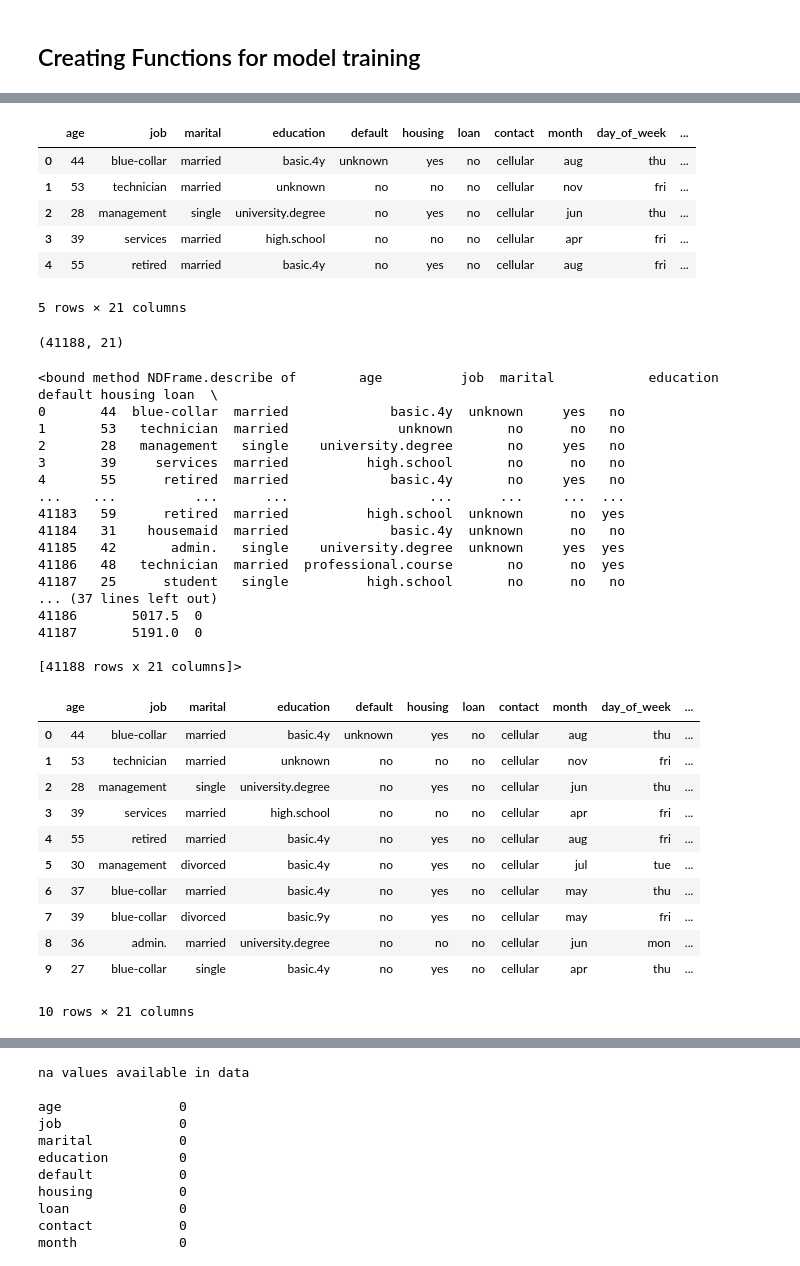
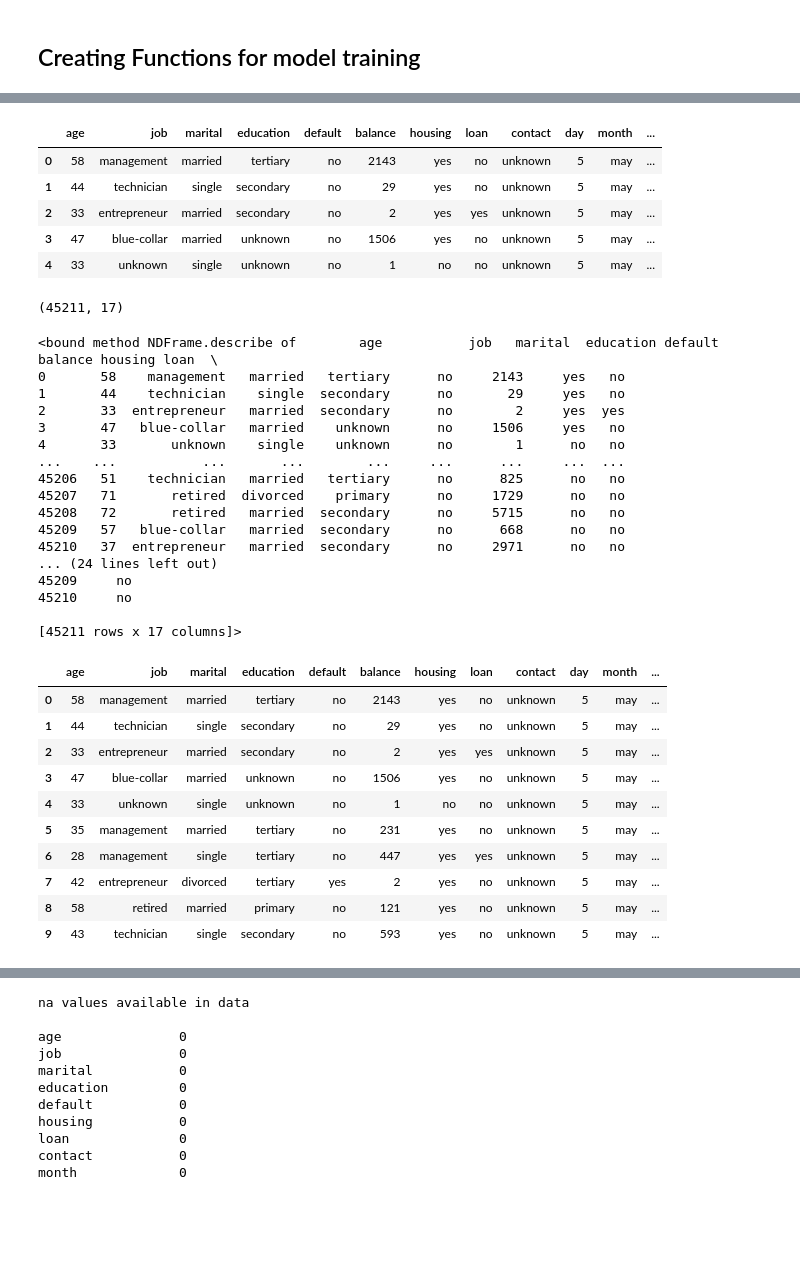
Before and after one commit to adilshaikh165/ML-OPS, a Jupyter notebook: MLOPS-INTERNSHIP-ASSESSMENT-TASK.ipynb, the cells around one changed output, grey strips where cells are left out. Cells and saved outputs as stored; diff of their text form; code cells hidden in the pictures; blank space fills up the shorter version.

```diff
--- a/MLOPS-INTERNSHIP-ASSESSMENT-TASK.ipynb
+++ b/MLOPS-INTERNSHIP-ASSESSMENT-TASK.ipynb
@@ -76,55 +93,53 @@ def load_data(path):
     data = pd.read_csv(path)
     return data
 # %%
-data = load_data('https://raw.githubusercontent.com/TripathiAshutosh/dataset/main/banking.csv')
+data = load_data('https://raw.githubusercontent.com/TripathiAshutosh/mlflow/main/banking.csv')
 data.head()
 # %% [output]
-|  | age | job | marital | education | default | housing | loan | contact | month | day_of_week | ... |
-| 0 | 44 | blue-collar | married | basic.4y | unknown | yes | no | cellular | aug | thu | ... |
-| 1 | 53 | technician | married | unknown | no | no | no | cellular | nov | fri | ... |
-| 2 | 28 | management | single | university.degree | no | yes | no | cellular | jun | thu | ... |
-| 3 | 39 | services | married | high.school | no | no | no | cellular | apr | fri | ... |
-| 4 | 55 | retired | married | basic.4y | no | yes | no | cellular | aug | fri | ... |
+|  | age | job | marital | education | default | balance | housing | loan | contact | day | month | ... |
+| 0 | 58 | management | married | tertiary | no | 2143 | yes | no | unknown | 5 | may | ... |
+| 1 | 44 | technician | single | secondary | no | 29 | yes | no | unknown | 5 | may | ... |
+| 2 | 33 | entrepreneur | married | secondary | no | 2 | yes | yes | unknown | 5 | may | ... |
+| 3 | 47 | blue-collar | married | unknown | no | 1506 | yes | no | unknown | 5 | may | ... |
+| 4 | 33 | unknown | single | unknown | no | 1 | no | no | unknown | 5 | may | ... |
-5 rows × 21 columns
 # %%
 data.shape
 # %% [output]
-(41188, 21)
+(45211, 17)
 # %%
 data.describe
 # %% [output]
-<bound method NDFrame.describe of        age          job  marital            education  default housing loan  \
-0       44  blue-collar  married             basic.4y  unknown     yes   no
-1       53   technician  married              unknown       no      no   no
-2       28   management   single    university.degree       no     yes   no
-3       39     services  married          high.school       no      no   no
-4       55      retired  married             basic.4y       no     yes   no
-...    ...          ...      ...                  ...      ...     ...  ...
-41183   59      retired  married          high.school  unknown      no  yes
-41184   31    housemaid  married             basic.4y  unknown      no   no
-41185   42       admin.   single    university.degree  unknown     yes  yes
-41186   48   technician  married  professional.course       no      no  yes
-41187   25      student   single          high.school       no      no   no
-... (37 lines left out)
-41186       5017.5  0
-41187       5191.0  0
+<bound method NDFrame.describe of        age           job   marital  education default  balance housing loan  \
+0       58    management   married   tertiary      no     2143     yes   no
+1       44    technician    single  secondary      no       29     yes   no
+2       33  entrepreneur   married  secondary      no        2     yes  yes
+3       47   blue-collar   married    unknown      no     1506     yes   no
+4       33       unknown    single    unknown      no        1      no   no
+...    ...           ...       ...        ...     ...      ...     ...  ...
+45206   51    technician   married   tertiary      no      825      no   no
+45207   71       retired  divorced    primary      no     1729      no   no
+45208   72       retired   married  secondary      no     5715      no   no
+45209   57   blue-collar   married  secondary      no      668      no   no
+45210   37  entrepreneur   married  secondary      no     2971      no   no
+... (24 lines left out)
+45209     no
+45210     no
 
-[41188 rows x 21 columns]>
+[45211 rows x 17 columns]>
 # %%
 data.head(10)
 # %% [output]
-|  | age | job | marital | education | default | housing | loan | contact | month | day_of_week | ... |
-| 0 | 44 | blue-collar | married | basic.4y | unknown | yes | no | cellular | aug | thu | ... |
-| 1 | 53 | technician | married | unknown | no | no | no | cellular | nov | fri | ... |
-| 2 | 28 | management | single | university.degree | no | yes | no | cellular | jun | thu | ... |
-| 3 | 39 | services | married | high.school | no | no | no | cellular | apr | fri | ... |
-| 4 | 55 | retired | married | basic.4y | no | yes | no | cellular | aug | fri | ... |
-| 5 | 30 | management | divorced | basic.4y | no | yes | no | cellular | jul | tue | ... |
-| 6 | 37 | blue-collar | married | basic.4y | no | yes | no | cellular | may | thu | ... |
-| 7 | 39 | blue-collar | divorced | basic.9y | no | yes | no | cellular | may | fri | ... |
-| 8 | 36 | admin. | married | university.degree | no | no | no | cellular | jun | mon | ... |
-| 9 | 27 | blue-collar | single | basic.4y | no | yes | no | cellular | apr | thu | ... |
+|  | age | job | marital | education | default | balance | housing | loan | contact | day | month | ... |
+| 0 | 58 | management | married | tertiary | no | 2143 | yes | no | unknown | 5 | may | ... |
+| 1 | 44 | technician | single | secondary | no | 29 | yes | no | unknown | 5 | may | ... |
+| 2 | 33 | entrepreneur | married | secondary | no | 2 | yes | yes | unknown | 5 | may | ... |
+| 3 | 47 | blue-collar | married | unknown | no | 1506 | yes | no | unknown | 5 | may | ... |
+| 4 | 33 | unknown | single | unknown | no | 1 | no | no | unknown | 5 | may | ... |
+| 5 | 35 | management | married | tertiary | no | 231 | yes | no | unknown | 5 | may | ... |
+| 6 | 28 | management | single | tertiary | no | 447 | yes | yes | unknown | 5 | may | ... |
+| 7 | 42 | entrepreneur | divorced | tertiary | yes | 2 | yes | no | unknown | 5 | may | ... |
+| 8 | 58 | retired | married | primary | no | 121 | yes | no | unknown | 5 | may | ... |
+| 9 | 43 | technician | single | secondary | no | 593 | yes | no | unknown | 5 | may | ... |
-10 rows × 21 columns
 # %%
 data.tail(5)
 # %% [output]
```
Also changed, not shown: parts of 12 cells of this notebook, 44 other files.
